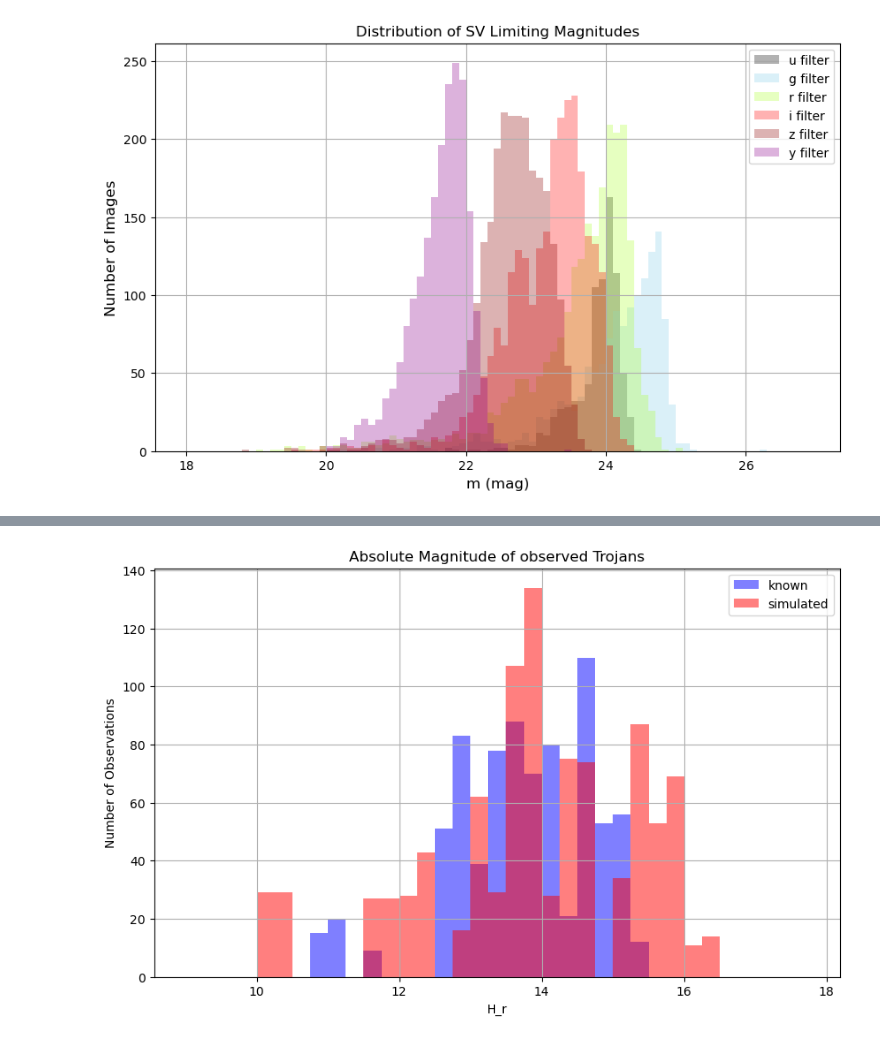
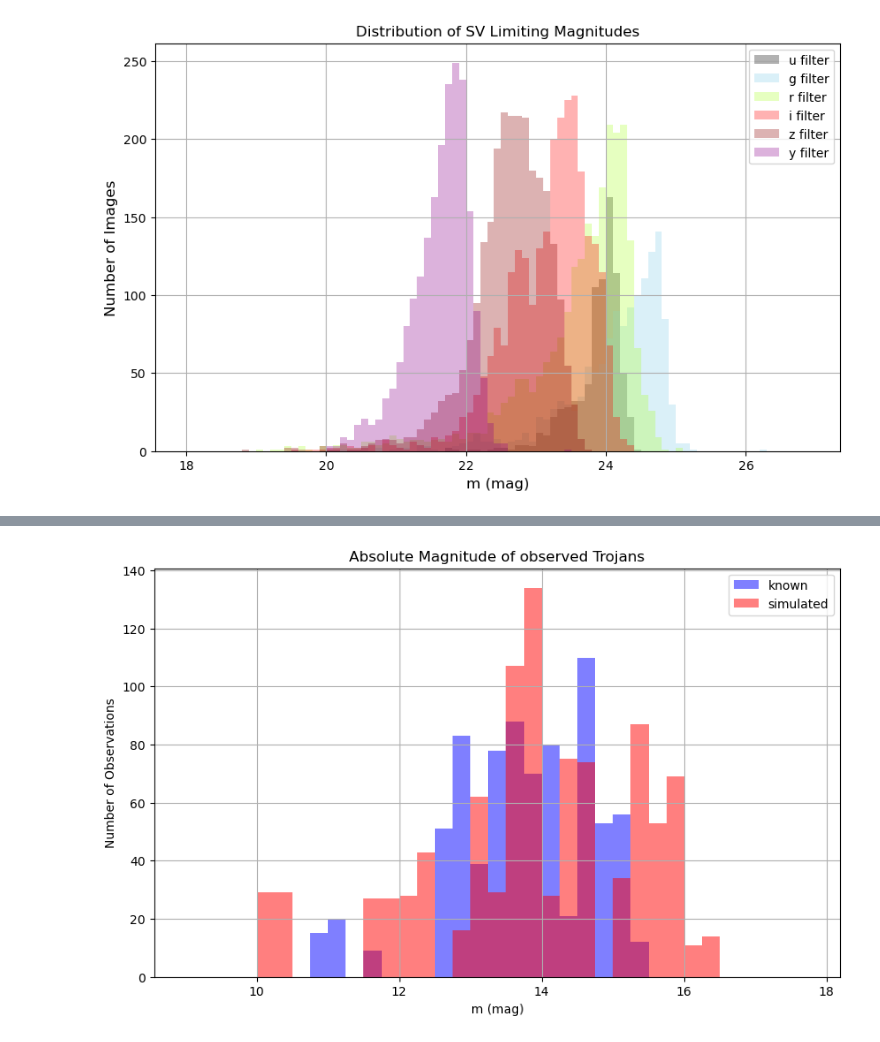
Before and after one commit to mjuric/sv-predictions, a Jupyter notebook: analysis/ast-analysis.ipynb, the cells around one changed output, grey strips where cells are left out. Saved outputs shown, nothing was run; the diff lists cells and outputs as text; code cells hidden in the pictures.

```diff
--- a/analysis/ast-analysis.ipynb
+++ b/analysis/ast-analysis.ipynb
@@ -610,24 +625,24 @@ plt.grid(True)
 # %%
 # makes histograms of absolute magnitudes of observed trojans
 # this is because TNOs don't have a file with all colors data
 
 df_colors_trojan=pd.read_csv('../results/sim-outputs/trojans/colors_trojans.csv')
 df_trojantemp=df_trojans.copy()
 df_trojancolor=df_trojantemp.merge(df_colors_trojan[["H_r","ObjID"]],on="ObjID")
 
 dfr2_trojan = dfrealtypescolors.query("type == 'trojan'")['H_r']
 df3_data = df_trojancolor['H_r']
 
 plt.figure(figsize=(10, 6))
 bins=np.arange(9, 18, 0.25)
 plt.hist(dfr2_trojan, bins=bins, alpha=0.5, label='known', color='blue')
 
 plt.hist(df3_data, bins=bins, alpha=0.5, label='simulated', color='red')
 
 plt.title('Absolute Magnitude of observed Trojans')
-plt.xlabel('H_r')
+plt.xlabel('m (mag)')
 plt.ylabel('Number of Observations')
 plt.legend()
 plt.grid(True)
 # %% [output]
-[figure, old version]
+[figure, new version]
```
Also changed, not shown: parts of 10 cells of this notebook.
